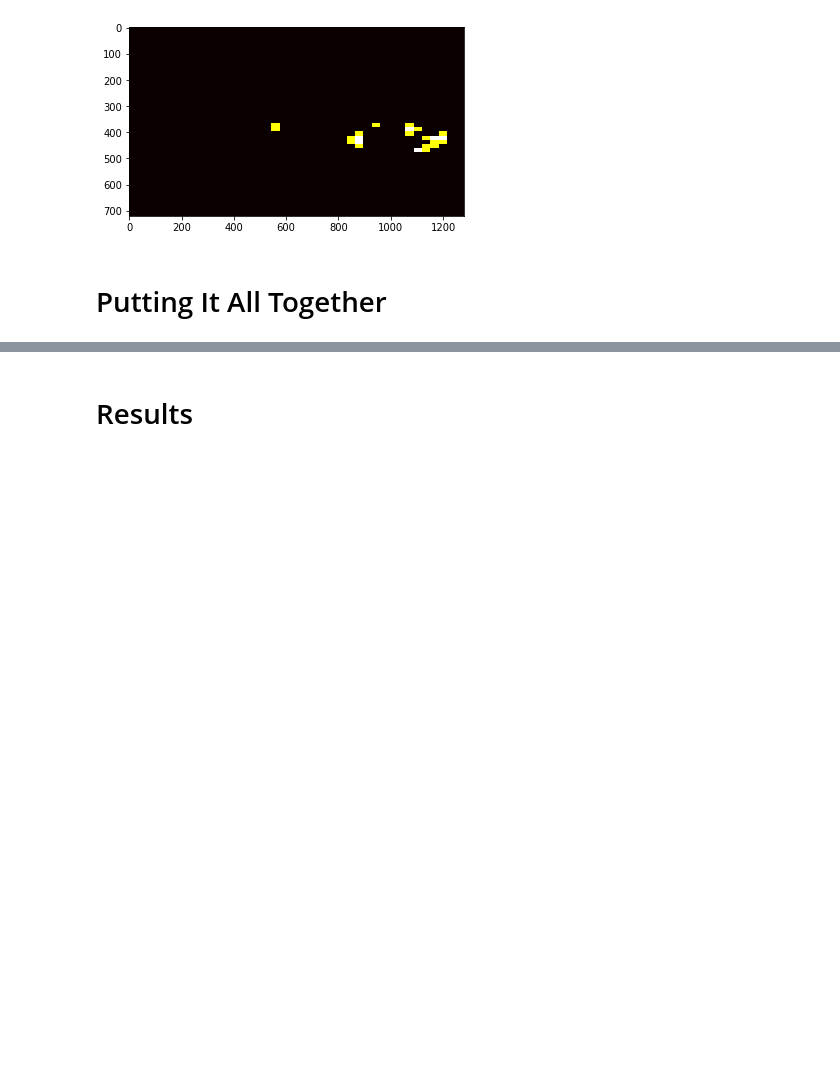
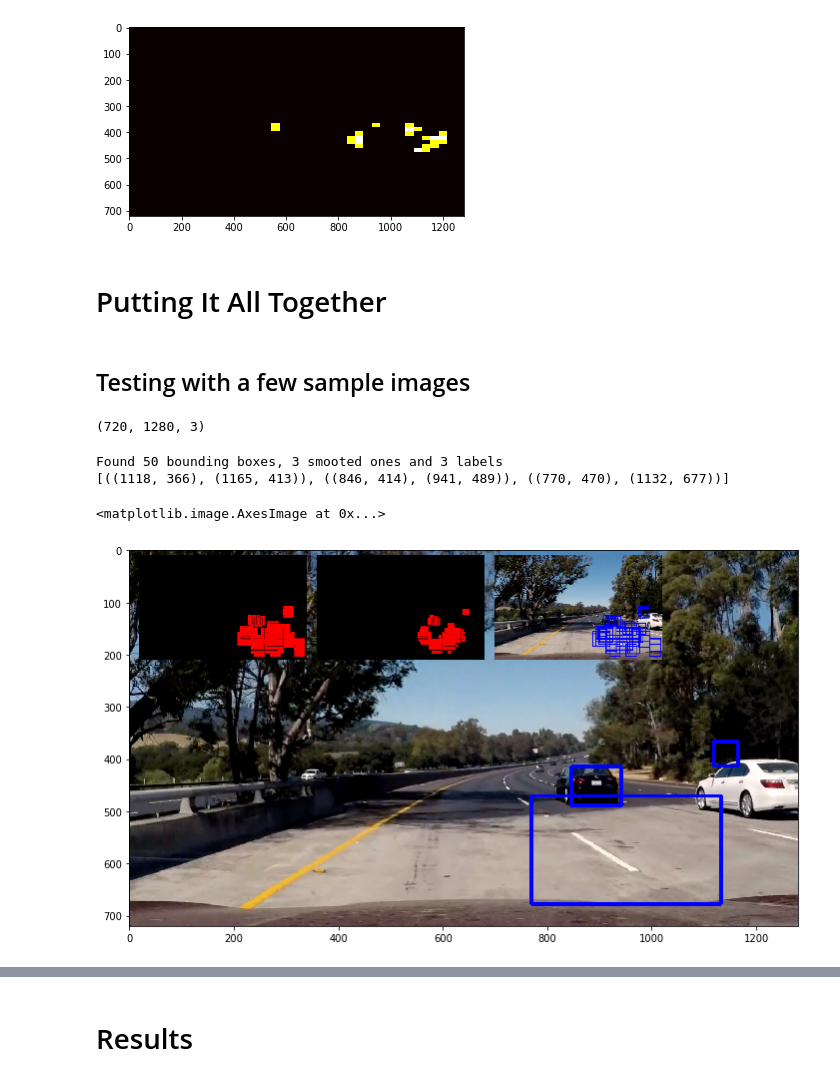
Before and after one commit to Fenix0817/CarND-Vehicle-Detection, a Jupyter notebook: notebook.ipynb, the cells around one changed output, grey strips where cells are left out. Drawn from its saved outputs; the diff is of its cells as text; code cells hidden in the pictures; blank space fills up the shorter version.

```diff
--- a/notebook.ipynb
+++ b/notebook.ipynb
@@ -550,3 +632,42 @@ plt.imshow(heatmap, cmap="hot")
+# %%
+import math
+class DetectedObject:
+    """
+    The DetectedObject class encapsulates information about an object identified by our detector
+    """
+    def __init__(self, bounding_box, img_patch, frame_nb):
+        self.bounding_box = bounding_box
+        self.img_patch = img_patch
+        self.frame_nb = frame_nb
+        self.centroid = (int((bounding_box[0][0] + bounding_box[1][0]) / 2), int((bounding_box[0][1] + bounding_box[1][1]) / 2))
+
+        #plt.imshow(img_patch)
+        #plt.show()
+
+    def same_object(self, detected_object):
+        """
+        Returns whether the current detected object is the same as the newly detected one passed as argument
+        """
+        # First check the distance between the centroids
+        dist = math.hypot(detected_object.centroid[0] - self.centroid[0], detected_object.centroid[1] - self.centroid[1])
+        print("Distance=", dist)
+        if dist <= 10.0:
+            return True
+
+        # Try to match the patches
+        return False
+
+    def smoothe_bounding_box(self, same_object):
+        """
+        Smoothes the bounding boxes between the current object and the same one from another frame
+        """
+        print("old centroid=", self.centroid)
+        self.centroid = (int((same_object.centroid[0] + self.centroid[0]) / 2), int((same_object.centroid[1] + self.centroid[1]) / 2))
+        print("new centroid=", self.centroid)
+
+        print("old bbox=", self.bounding_box)
+        self.bounding_box = ((self.bounding_box + same_object.bounding_box) / 2).astype(np.int32)
+        print("new bbox=", self.bounding_box)
 # %%
 class VehicleDetectorWithMemory:
     """
@@ -589,0 +739,17 @@ class VehicleDetectorWithMemory:
+# %% [markdown]
+## Testing with a few sample images
+# %%
+print(test_imgs[4].shape)
+# %% [output]
+(720, 1280, 3)
+# %%
+detector = VehicleDetectorWithMemory(classifier, normaliser, color_space="YCrCb")
+detected_cars_img = detector.process_image(test_imgs[4])
+plt.figure(figsize=(12,7))
+#plt.imshow(detected_cars_img, cmap="hot")
+plt.imshow(detected_cars_img)
+# %% [output]
+Found 50 bounding boxes, 3 smooted ones and 3 labels
+[((1118, 366), (1165, 413)), ((846, 414), (941, 489)), ((770, 470), (1132, 677))]
+<matplotlib.image.AxesImage at 0x...>
+[figure, added]
```
Also changed, not shown: parts of 30 cells of this notebook.
